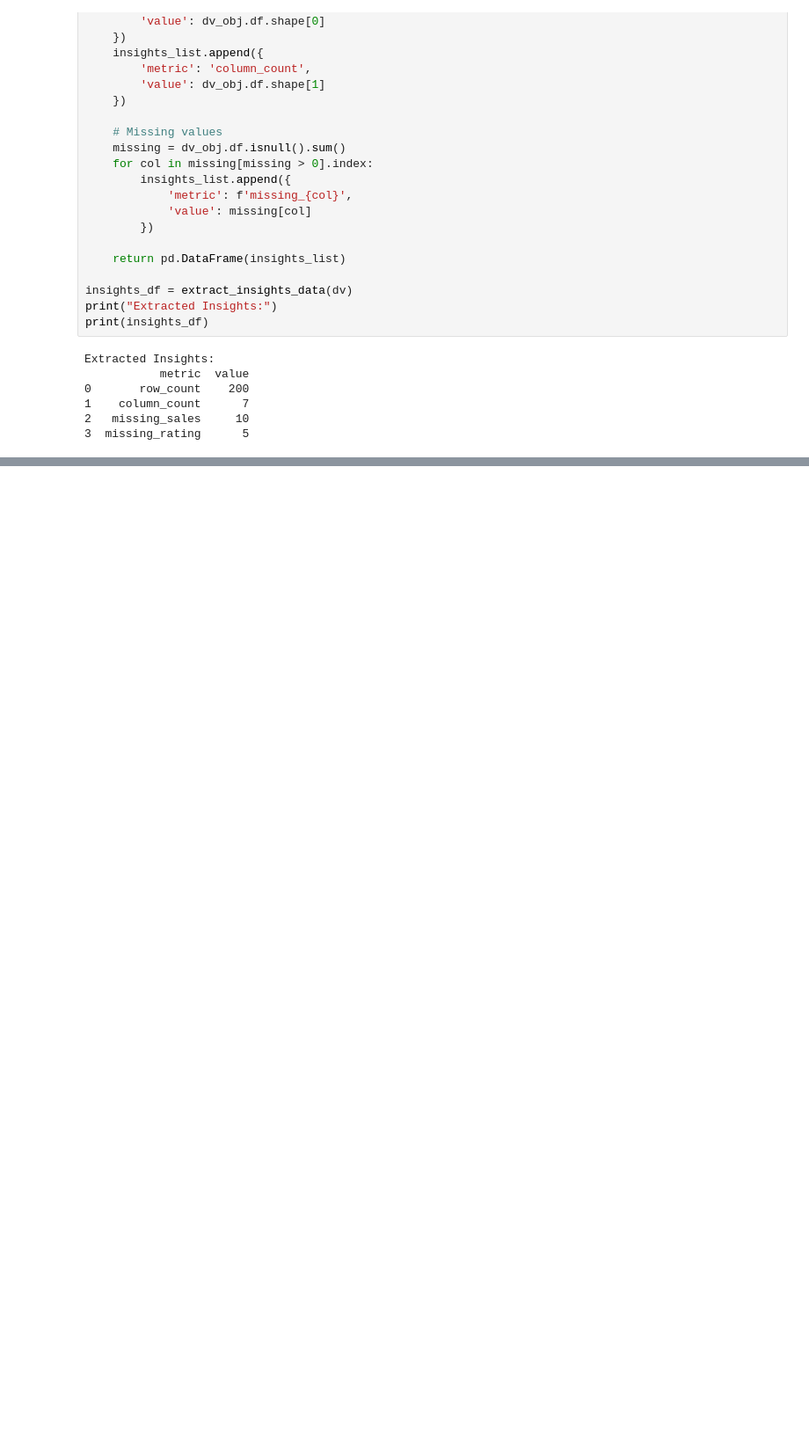
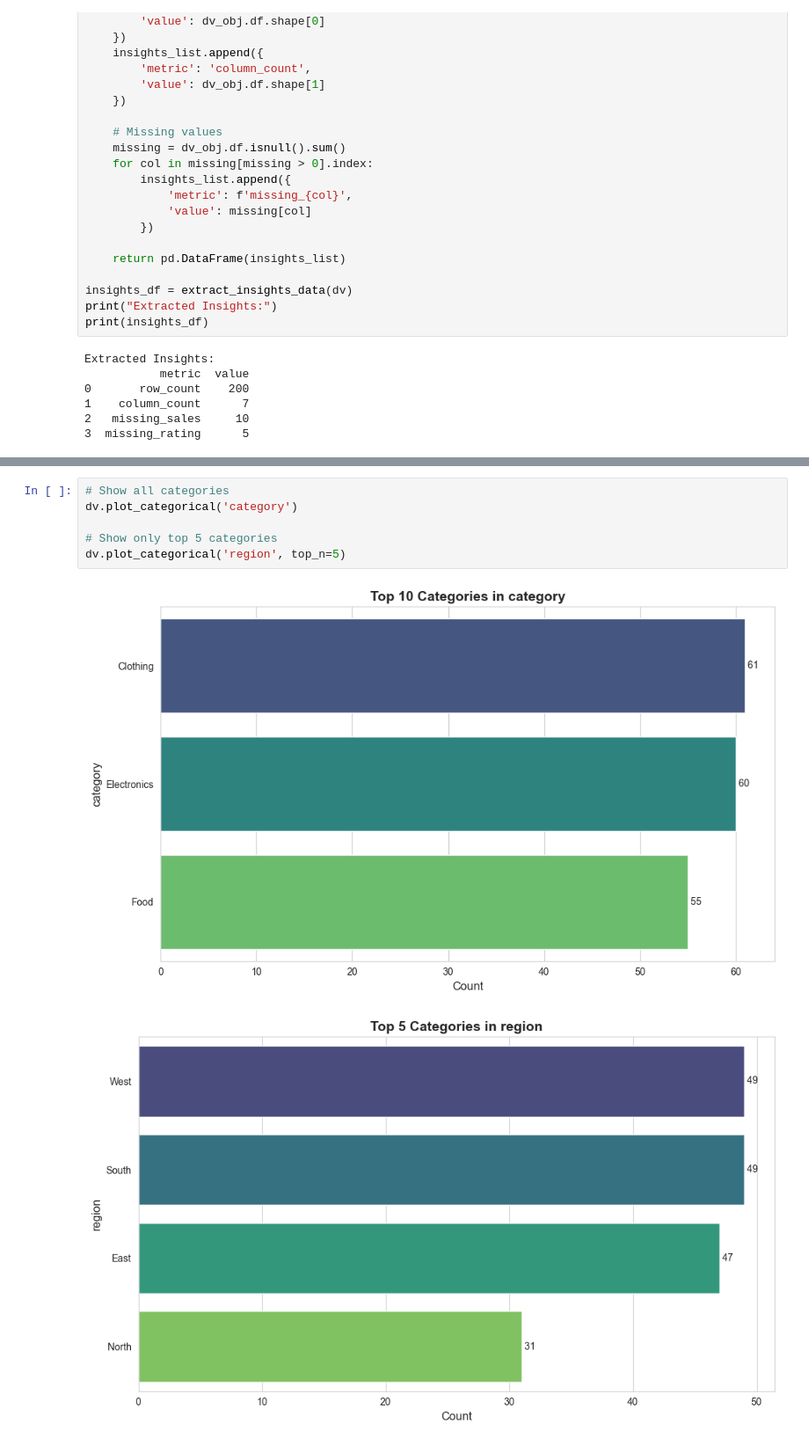
Before and after one commit to Hsinghsudwal/ml_dataviz, a Jupyter notebook: notebooks/dataviz.ipynb, the cells around one changed output, grey strips where cells are left out. Shown at 88% size. Saved outputs shown, nothing was run; the diff lists cells and outputs as text; blank space fills up the shorter version.

```diff
--- a/notebooks/dataviz.ipynb
+++ b/notebooks/dataviz.ipynb
@@ -401,0 +389,9 @@ After adding columns: (200, 9)
+# %%
+# Show all categories
+dv.plot_categorical('category')
+
+# Show only top 5 categories
+dv.plot_categorical('region', top_n=5)
+# %% [output]
+[figure, added]
+[figure, added]
```
Also changed, not shown: parts of 39 cells of this notebook, 7 other files.
